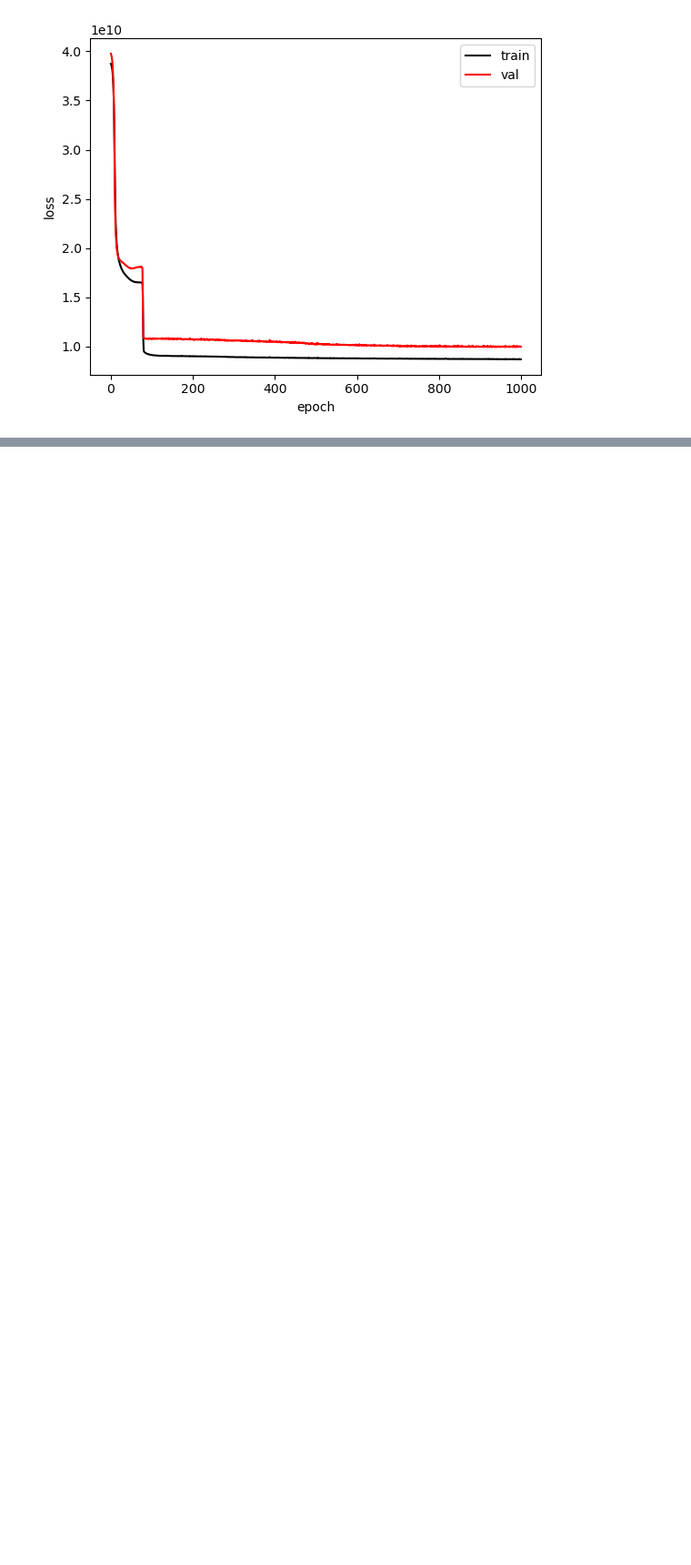
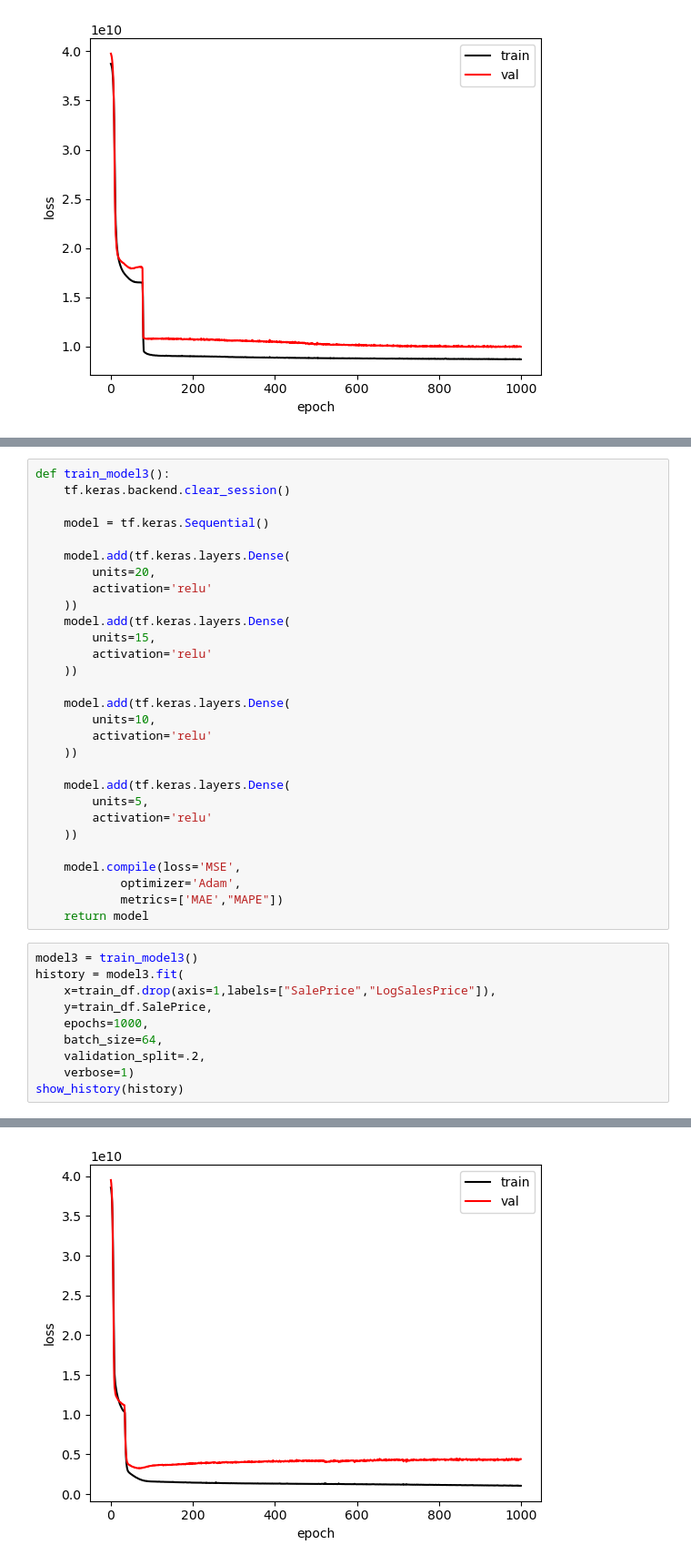
Before and after one commit to wchung1209/predicting_house_prices_ml_models, a Jupyter notebook: code/jacob_model.ipynb, the cells around one changed output, grey strips where cells are left out. Shown: that part at 91% size. Saved outputs shown, nothing was run; the diff lists cells and outputs as text; blank space fills up the shorter version.

Commit message:
added model 3

```diff
--- a/code/jacob_model.ipynb
+++ b/code/jacob_model.ipynb
@@ -190,0 +233,40 @@ Epoch 1000/1000
+# %%
+def train_model3():
+    tf.keras.backend.clear_session()
+
+    model = tf.keras.Sequential()
+
+    model.add(tf.keras.layers.Dense(
+        units=20,
+        activation='relu'
+    ))
+    model.add(tf.keras.layers.Dense(
+        units=15,
+        activation='relu'
+    ))
+
+    model.add(tf.keras.layers.Dense(
+        units=10,
+        activation='relu'
+    ))
+
+    model.add(tf.keras.layers.Dense(
+        units=5,
+        activation='relu'
+    ))
+
+    model.compile(loss='MSE',
+            optimizer='Adam',
+            metrics=['MAE',"MAPE"])
+    return model
+# %%
+model3 = train_model3()
+history = model3.fit(
+    x=train_df.drop(axis=1,labels=["SalePrice","LogSalesPrice"]),
+    y=train_df.SalePrice,
+    epochs=1000,
+    batch_size=64,
+    validation_split=.2,
+    verbose=1)
+show_history(history)
+# %% [output]
@@ -190,0 +290 @@ Epoch 1000/1000
+[figure, added]
```
Also changed, not shown: parts of 6 cells of this notebook.
